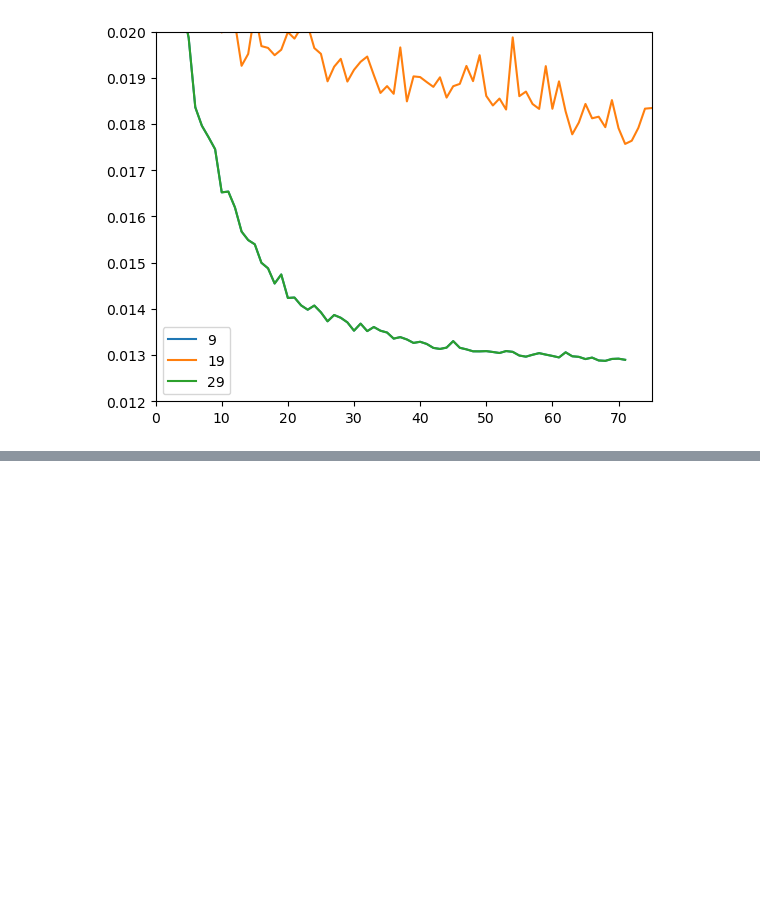
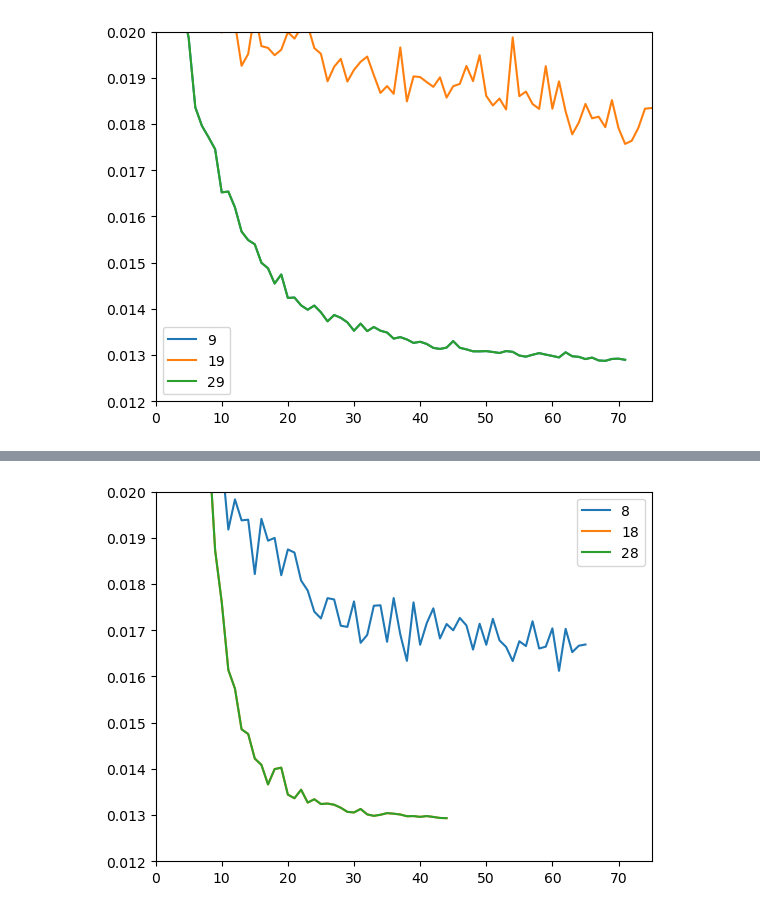
Before and after one commit to paopaoch/Mouse-V1, a Jupyter notebook: plot_scripts/method_validation_loss.ipynb, the cells around one changed output, grey strips where cells are left out. Saved outputs shown, nothing was run; the diff lists cells and outputs as text; code cells hidden in the pictures; blank space fills up the shorter version.

```diff
--- a/plot_scripts/method_validation_loss.ipynb
+++ b/plot_scripts/method_validation_loss.ipynb
@@ -75,3 +82,13 @@ plt.show()
+# %%
+plt.plot(losses[8], label="8")
+plt.plot(losses[18], label="18")
+plt.plot(losses[28], label="28")
+plt.ylim(0.012, 0.02)
+plt.xlim(0, 75)
+plt.legend()
+plt.show()
+# %% [output]
+[figure, added]
 # %%
 # 24
 
```
Also changed, not shown: parts of 4 cells of this notebook, 7 other files.
